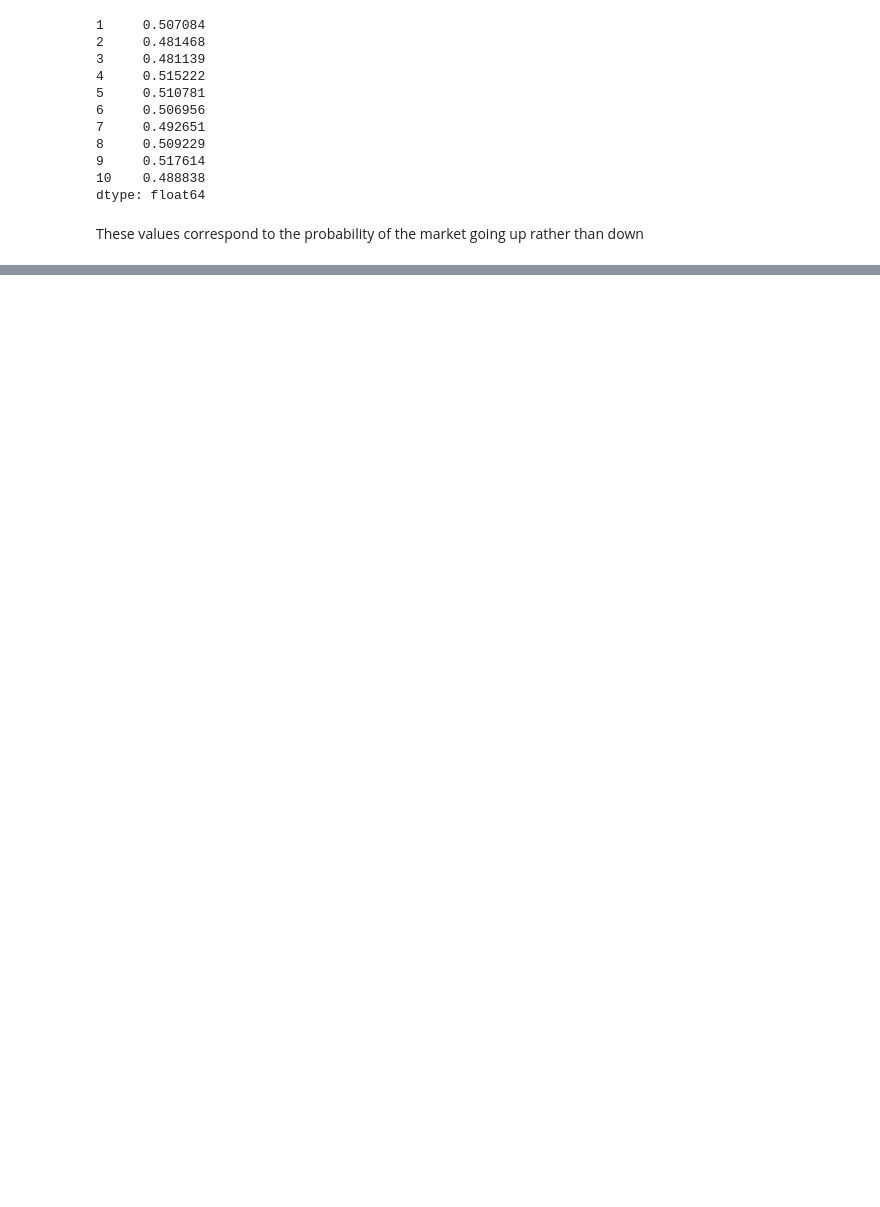
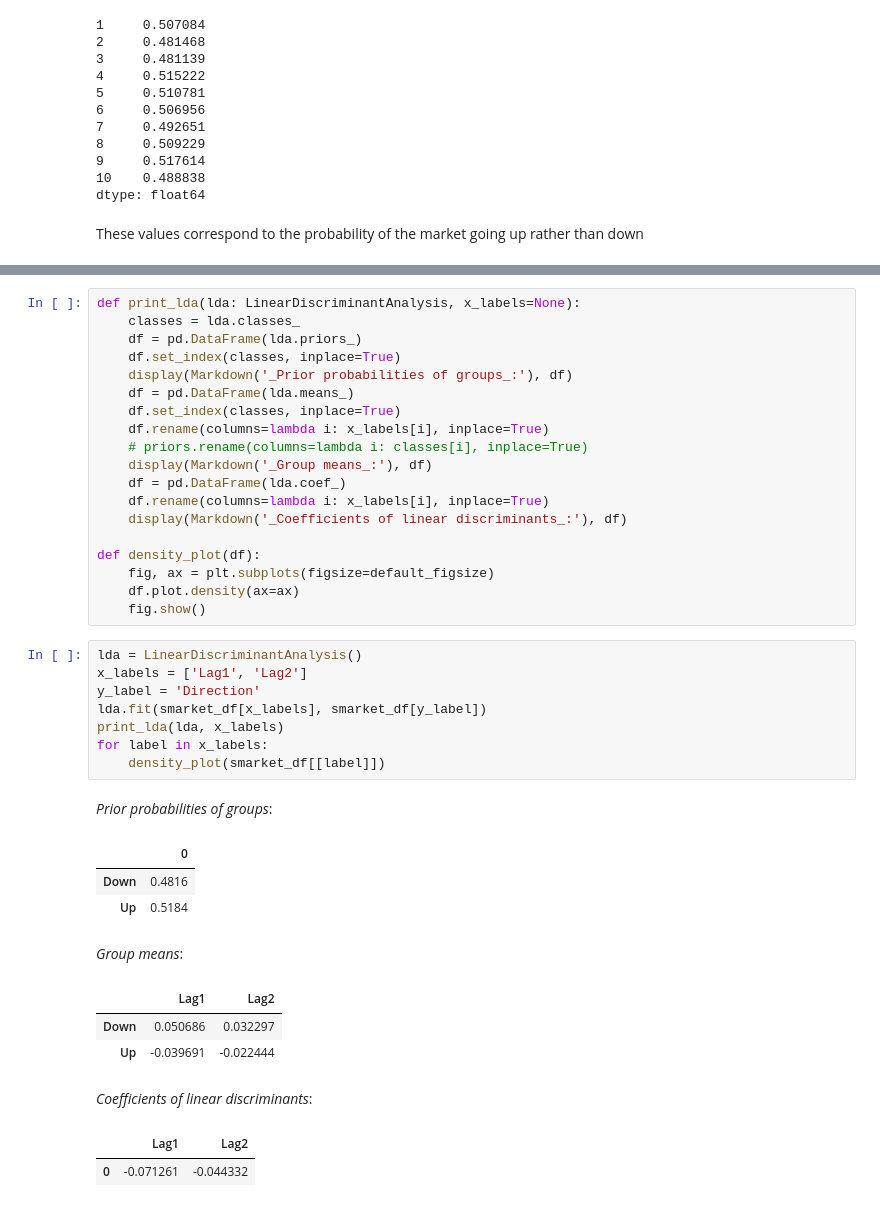
Before and after one commit to shevchenkobn/ml-practice, a Jupyter notebook: a4/a4.ipynb, the cells around one changed output, grey strips where cells are left out. Saved outputs shown, nothing was run; the diff lists cells and outputs as text; blank space fills up the shorter version.

```diff
--- a/a4/a4.ipynb
+++ b/a4/a4.ipynb
@@ -279,0 +355,39 @@ len(tuple(i for i in range(0, len(smarket_df)) if mod_pred.iloc[i]['Direction']
+# %%
+def print_lda(lda: LinearDiscriminantAnalysis, x_labels=None):
+    classes = lda.classes_
+    df = pd.DataFrame(lda.priors_)
+    df.set_index(classes, inplace=True)
+    display(Markdown('_Prior probabilities of groups_:'), df)
+    df = pd.DataFrame(lda.means_)
+    df.set_index(classes, inplace=True)
+    df.rename(columns=lambda i: x_labels[i], inplace=True)
+    # priors.rename(columns=lambda i: classes[i], inplace=True)
+    display(Markdown('_Group means_:'), df)
+    df = pd.DataFrame(lda.coef_)
+    df.rename(columns=lambda i: x_labels[i], inplace=True)
+    display(Markdown('_Coefficients of linear discriminants_:'), df)
+
+def density_plot(df):
+    fig, ax = plt.subplots(figsize=default_figsize)
+    df.plot.density(ax=ax)
+    fig.show()
+# %%
+lda = LinearDiscriminantAnalysis()
+x_labels = ['Lag1', 'Lag2']
+y_label = 'Direction'
+lda.fit(smarket_df[x_labels], smarket_df[y_label])
+print_lda(lda, x_labels)
+for label in x_labels:
+    density_plot(smarket_df[[label]])
+# %% [output]
+_Prior probabilities of groups_:
+|  | 0 |
+| Down | 0.4816 |
+| Up | 0.5184 |
+_Group means_:
+|  | Lag1 | Lag2 |
+| Down | 0.050686 | 0.032297 |
+| Up | -0.039691 | -0.022444 |
+_Coefficients of linear discriminants_:
+|  | Lag1 | Lag2 |
+| 0 | -0.071261 | -0.044332 |
```
Also changed, not shown: parts of 22 cells of this notebook, 1 other file.
